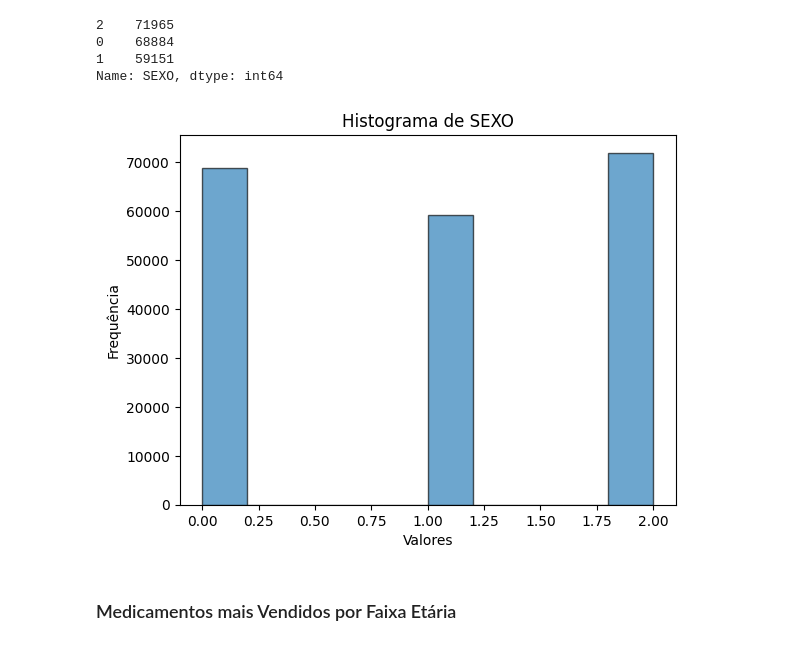
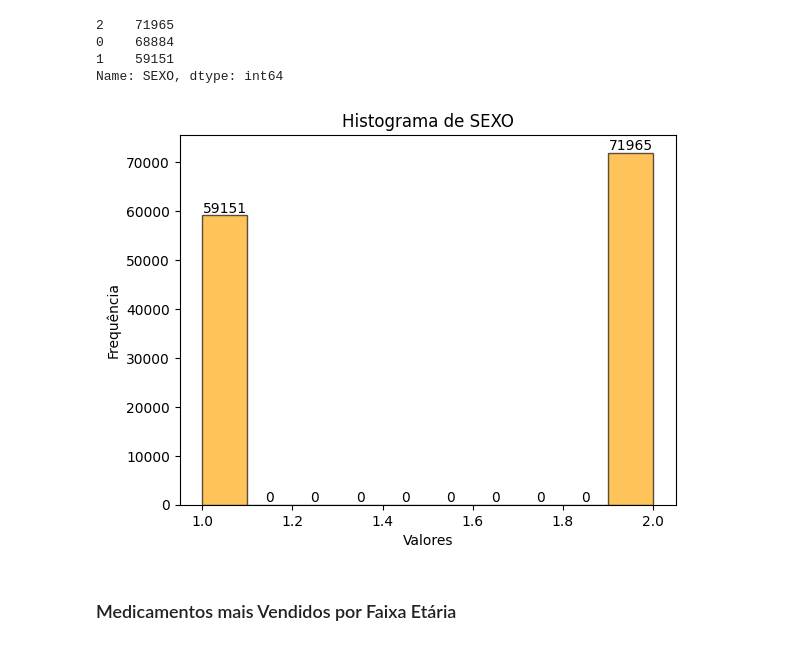
Before and after one commit to liliansom/med_ind, a Jupyter notebook: med_ind_analise.ipynb, the cells around one changed output. Drawn from its saved outputs; the diff is of its cells as text; code cells hidden in the pictures.

```diff
--- a/med_ind_analise.ipynb
+++ b/med_ind_analise.ipynb
@@ -409,14 +432,20 @@ Name: SEXO, dtype: int64
 # %%
 coluna_interesse = 'SEXO'
 
-# Crie um histograma da coluna de interesse
-plt.hist(df_new[coluna_interesse], bins=10, edgecolor='k', alpha=0.65)
+# Remova os valores iguais a 0 da coluna de interesse
+df_filtered = df[df[coluna_interesse] != 0]
+
+# Crie um histograma da coluna de interesse com barras laranjas
+hist, bins, _ = plt.hist(df_filtered[coluna_interesse], bins=10, edgecolor='k', color='orange', alpha=0.65)
 plt.xlabel('Valores')
 plt.ylabel('Frequência')
 plt.title(f'Histograma de {coluna_interesse}')
-plt.show()
+
+# Adicione os valores das frequências no topo das barras
+for i in range(len(bins) - 1):
+    plt.text(bins[i] + (bins[i + 1] - bins[i]) / 2, hist[i], str(int(hist[i])), ha='center', va='bottom')
 # %% [output]
-[figure, old version]
+[figure, new version]
 # %% [markdown]
 ### Medicamentos mais Vendidos por Faixa Etária
 # %%
```
Also changed, not shown: parts of 4 cells of this notebook, 1 other file.
